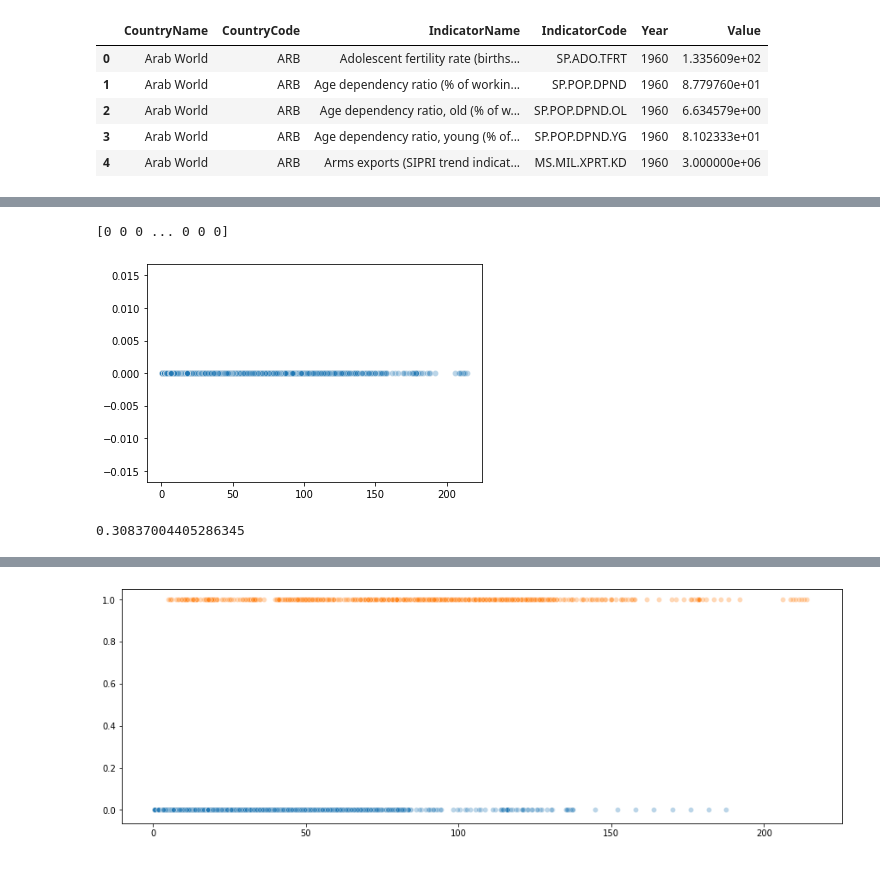
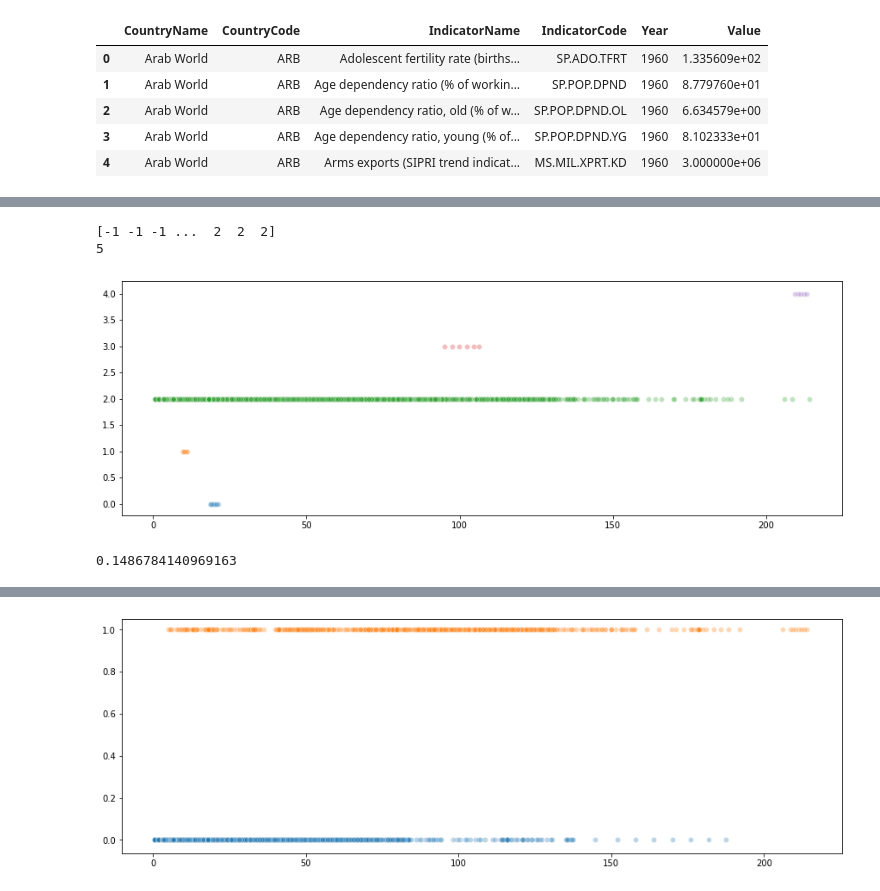
Before and after one commit to soyoungpark9187/ML_termProject, a Jupyter notebook: input/kmeans.ipynb, the cells around one changed output, grey strips where cells are left out. Saved outputs shown, nothing was run; the diff lists cells and outputs as text; code cells hidden in the pictures.

Commit message:
DBSCAN make_grade

```diff
--- a/input/kmeans.ipynb
+++ b/input/kmeans.ipynb
@@ -270,6 +270,7 @@ def runDBSCAN(df,eps, min_samples, metric):
     cluster_labels = db.labels_
     n_clusters = len(set(cluster_labels))
     print(cluster_labels)
+    df = make_grade(df, n_clusters)
     scatter_plot(df, cluster_labels)
 
     return calcAccuracy(cluster_labels, X,y)
@@ -316,10 +303,11 @@ eps=[10, 20, 30, 40, 50 ]
 min_samples=[ 3, 5, 10, 15, 20, 30, 50, 100 ]
 dis_measure = ['euclidean', 'hamming']
 # %%
-runDBSCAN(df,50,10,'euclidean')
+runDBSCAN(df,10,5,'euclidean')
 # %% [output]
-[0 0 0 ... 0 0 0]
+[-1 -1 -1 ...  2  2  2]
+5
-[figure, old version]
+[figure, new version]
-0.30837004405286345
+0.1486784140969163
 # %%
 runGMM(df, 3)
```
Also changed, not shown: parts of 6 cells of this notebook.
